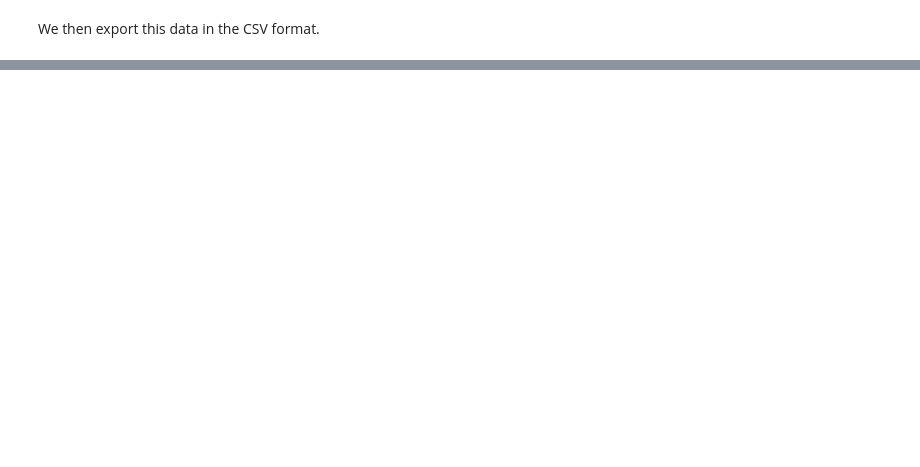
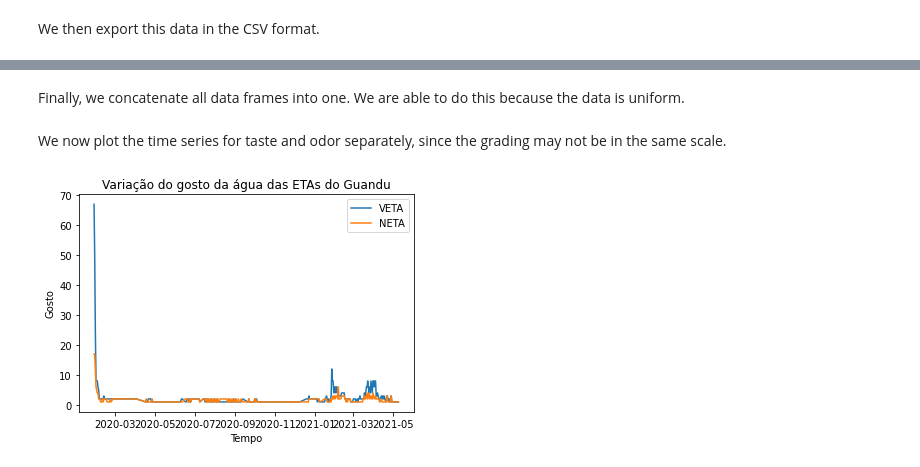
Before and after one commit to guidanoli/inf1032, a Jupyter notebook: cedae.ipynb, the cells around one changed output, grey strips where cells are left out. Saved outputs shown, nothing was run; the diff lists cells and outputs as text; code cells hidden in the pictures; blank space fills up the shorter version.

Commit message:
Add test and odor data

```diff
--- a/cedae.ipynb
+++ b/cedae.ipynb
@@ -252,0 +354,13 @@ df2.to_csv('geosmin-2020-10-23_today.csv', index=False)
+# %%
+columns = ['neta_taste', 'neta_odor', 'veta_taste', 'veta_odor']
+split_tno_dfs = {}
+
+for year, df_list in filtered_tno_dfs.items():
+    split_tno_dfs[year] = []
+    for df_index, df in enumerate(df_list):
+        new_df = df.copy()
+        new_df[columns] = new_df['params'].str.split(n=len(columns)-1, expand=True)
+        del new_df['params']
+        split_tno_dfs[year].append(new_df)
+
+split_tno_dfs[2021][0][:10]
@@ -252,0 +381,16 @@ df2.to_csv('geosmin-2020-10-23_today.csv', index=False)
+# %%
+import pandas as pd
+
+formatted_tno_dfs = {}
+for year, df_list in split_tno_dfs.items():
+    formatted_tno_dfs[year] = []
+    for df_index, df in enumerate(df_list):
+        new_df = df.copy()
+        new_df.date = pd.to_datetime(new_df.date, dayfirst=True)
+        for column in columns:
+            new_df[column] = pd.to_numeric(df[column]
+                                          .str.replace(' ', '')   # any space is removed
+                                          .str.replace('<', ''))  # supress uncertainties
+        formatted_tno_dfs[year].append(new_df)
+
+formatted_tno_dfs[2021][0][:10]
@@ -252,0 +409,21 @@ df2.to_csv('geosmin-2020-10-23_today.csv', index=False)
+# %% [markdown]
+Finally, we concatenate all data frames into one. We are able to do this because the data is uniform.
+# %%
+tno_df = []
+
+for year, df_list in sorted(formatted_tno_dfs.items()):
+    tno_df += df_list
+
+tno_df = pd.concat(tno_df, ignore_index=True)
+# %% [markdown]
+We now plot the time series for taste and odor separately, since the grading may not be in the same scale.
+# %%
+plt.plot(tno_df.date, tno_df.veta_taste, label='VETA')
+plt.plot(tno_df.date, tno_df.neta_taste, label='NETA')
+plt.xlabel('Tempo')
+plt.ylabel('Gosto')
+plt.title('Variação do gosto da água das ETAs do Guandu')
+plt.legend()
+plt.show()
+# %% [output]
+[figure, added]
```
Also changed, not shown: parts of 28 cells of this notebook, 3 other files.
